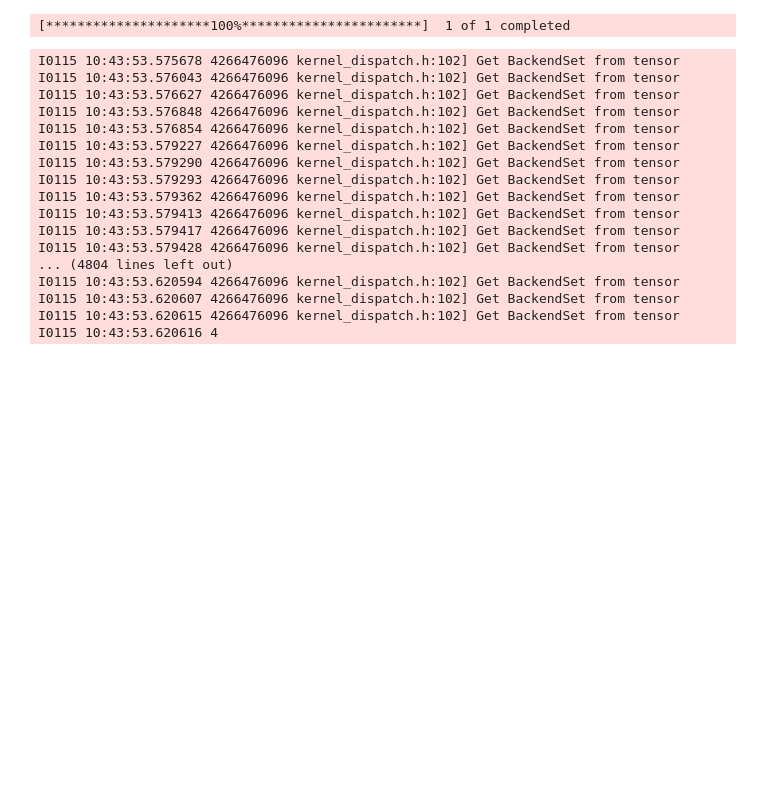
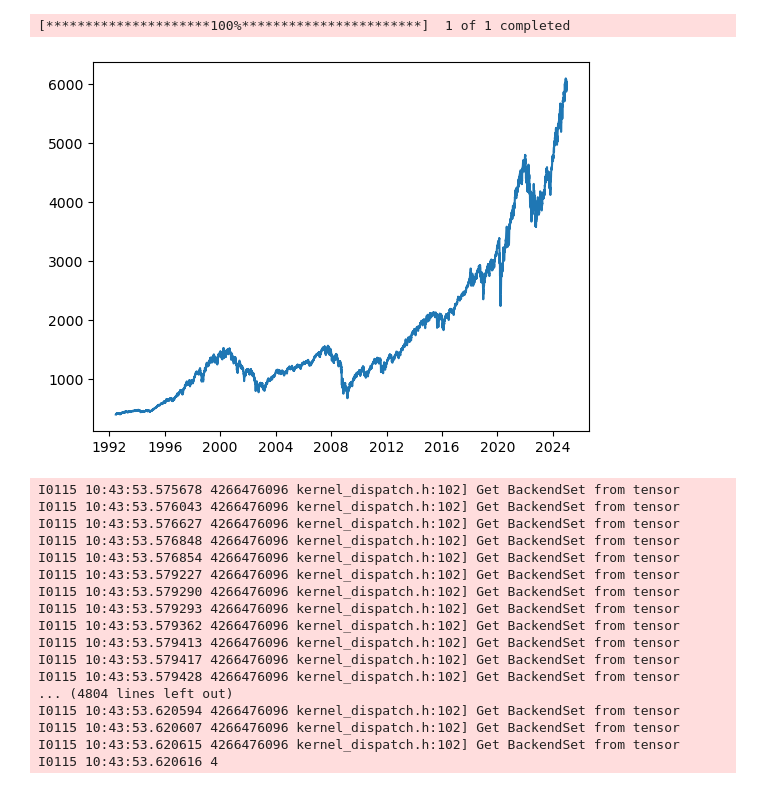
Before and after one commit to aidegare/QGAN, a Jupyter notebook: W_QGAN.ipynb, the cells around one changed output. Drawn from its saved outputs; the diff is of its cells as text; code cells hidden in the pictures; blank space fills up the shorter version.

```diff
--- a/W_QGAN.ipynb
+++ b/W_QGAN.ipynb
@@ -12,17 +12,19 @@ from qiskit_machine_learning.utils import algorithm_globals
 # %%
 sp500 = yf.download('^GSPC', start='1992-06-18', end='2024-12-31')
 prices = sp500['Close']
+plt.plot(prices)
 
 # Preprocess the data: calculate returns or normalize directly
 log_returns = np.log(prices / prices.shift(1)).dropna()
 normalized_data = (log_returns - log_returns.mean()) / log_returns.std()
 
 # Convert to a numpy array for training
 training_data = normalized_data.values
 
 qubits = 13
 # %% [output]
 [*********************100%***********************]  1 of 1 completed
+[figure, added]
 # %%
 amplitude_enc = AmplitudeEncoding(num_qubits=qubits)
 x = paddle.to_tensor(training_data)
```
